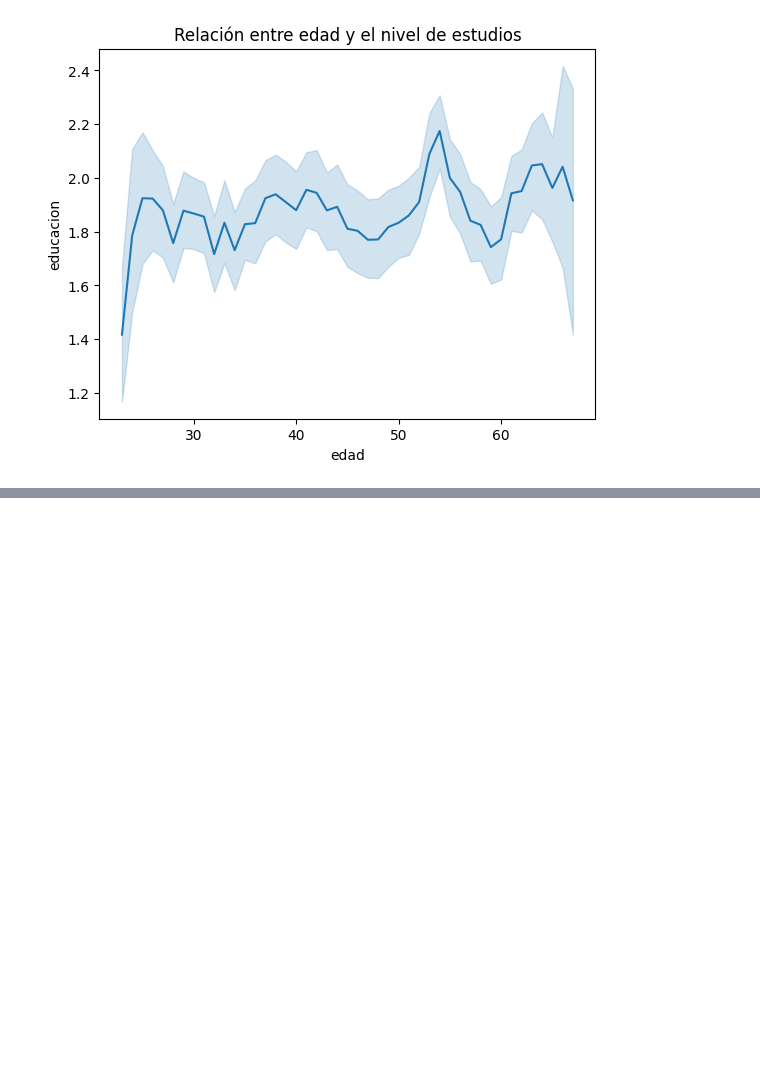
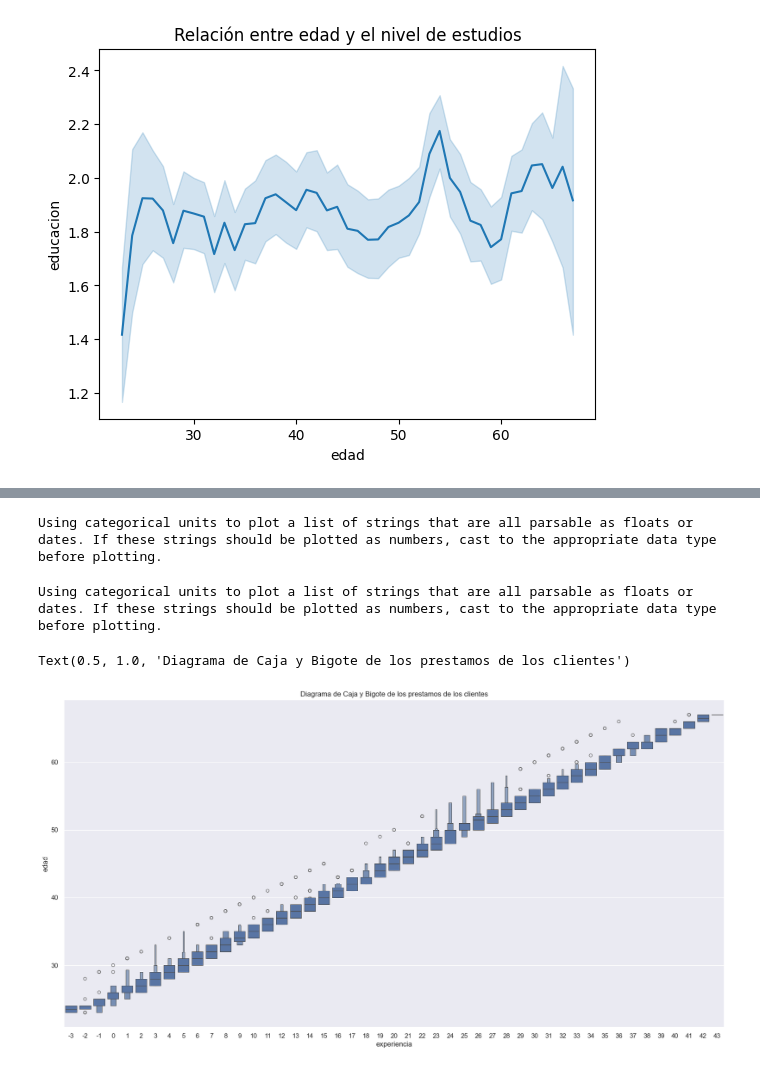
Before and after one commit to where-are-the-avocados/Data-Analysis, a Jupyter notebook: project_n1.ipynb, the cells around one changed output, grey strips where cells are left out. Drawn from its saved outputs; the diff is of its cells as text; code cells hidden in the pictures; blank space fills up the shorter version.

```diff
--- a/project_n1.ipynb
+++ b/project_n1.ipynb
@@ -119,0 +147,8 @@ Text(0.5, 1.0, 'Relación entre edad y el nivel de estudios')
+# %%
+sns.boxenplot(x="experiencia", y="edad",data=df).set_title("Diagrama de Caja y Bigote de los prestamos de los clientes")
+# Se puede observar que los datos tienen números negativos para las edades más bajas del dataset
+# %% [output]
+Using categorical units to plot a list of strings that are all parsable as floats or dates. If these strings should be plotted as numbers, cast to the appropriate data type before plotting.
+Using categorical units to plot a list of strings that are all parsable as floats or dates. If these strings should be plotted as numbers, cast to the appropriate data type before plotting.
+Text(0.5, 1.0, 'Diagrama de Caja y Bigote de los prestamos de los clientes')
+[figure, added]
```
Also changed, not shown: parts of 3 cells of this notebook, 2 other files.
